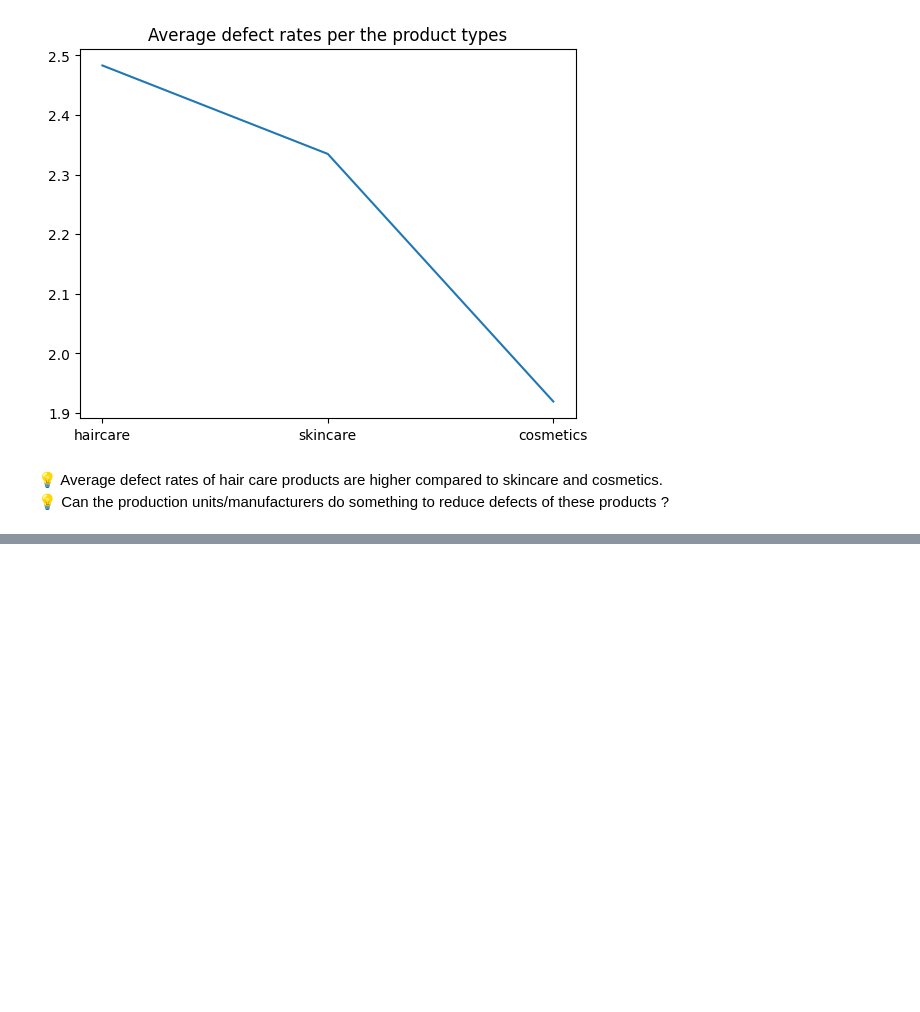
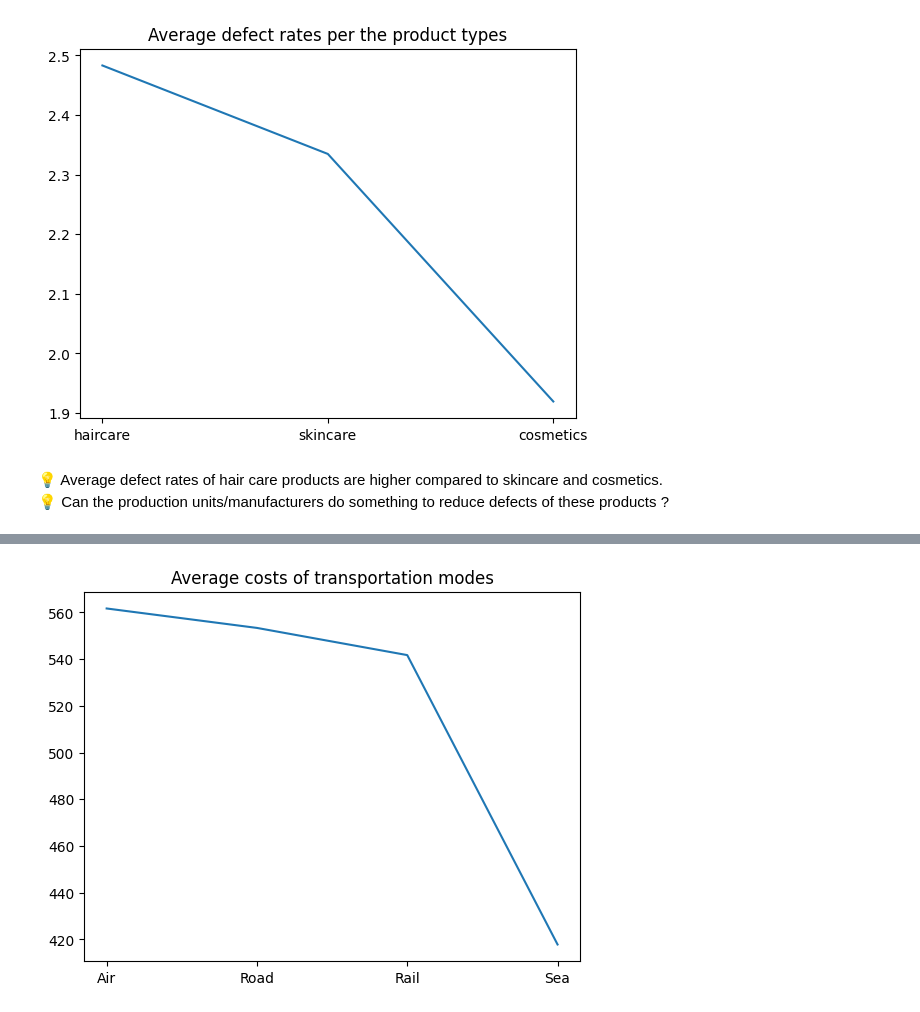
Before and after one commit to ajithcl/SupplyChainAnalysis, a Jupyter notebook: SupplyChain.ipynb, the cells around one changed output, grey strips where cells are left out. Saved outputs shown, nothing was run; the diff lists cells and outputs as text; code cells hidden in the pictures; blank space fills up the shorter version.

```diff
--- a/SupplyChain.ipynb
+++ b/SupplyChain.ipynb
@@ -554,0 +594,18 @@ Can the production units/manufacturers do something to reduce defects of these p
+# %%
+# Create a seperate data frame for Transportation cost analysis
+df_transport_cost = df_input[["Product type", "Transportation modes", "Costs"]].copy()
+
+# Segregate records based on the Transportation modes and find mean of each group
+df_transport_cost = df_transport_cost.groupby('Transportation modes').mean('Costs')
+
+# rename the mean field
+df_transport_cost.rename(columns={"Costs":"Avg Costs"}, inplace=True)
+
+#Sort the records based on the mean cost value
+df_transport_cost.sort_values(by="Avg Costs",ascending=False, inplace=True)
+# %%
+# Visualize the average values of each transportation
+plt.plot(df_transport_cost);
+plt.title ("Average costs of transportation modes");
+# %% [output]
+[figure, added]
```
Also changed, not shown: parts of 12 cells of this notebook, 1 other file.
